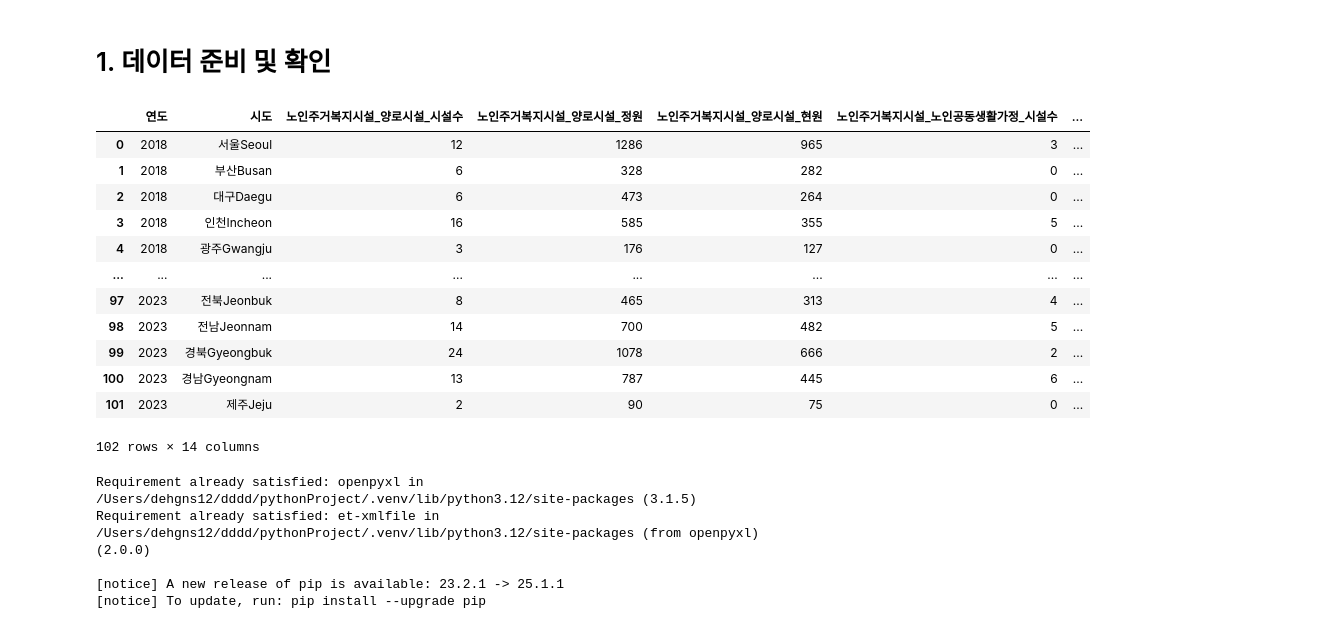
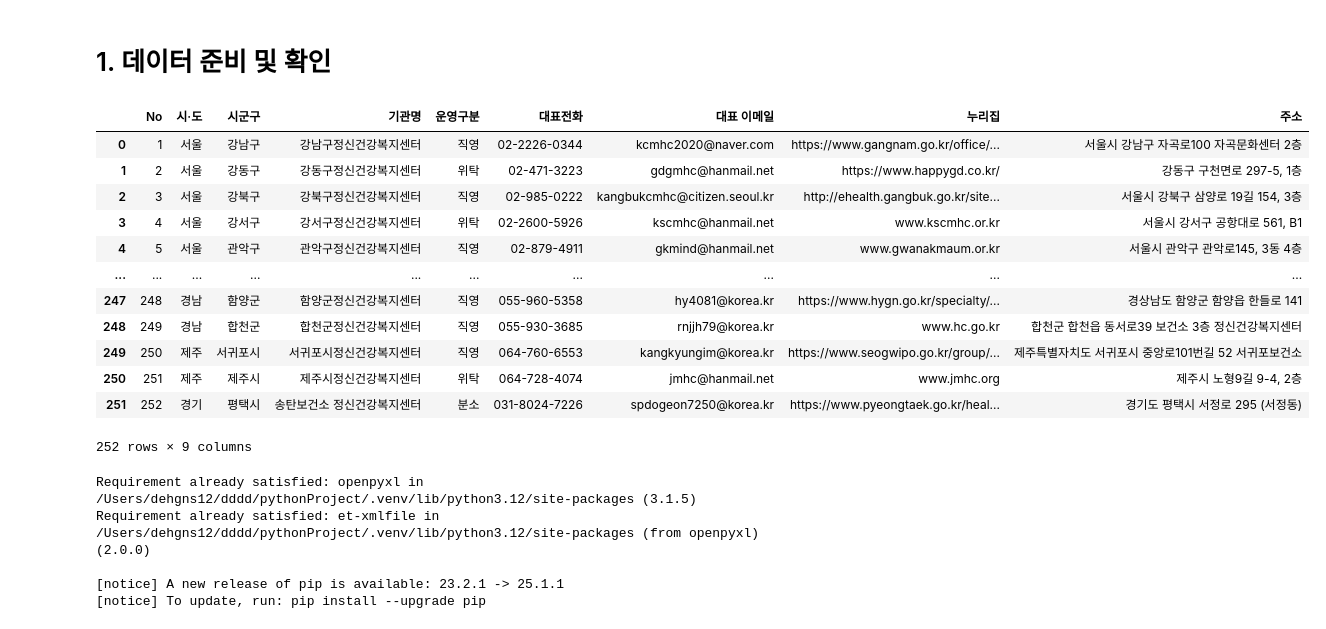
Before and after one commit to dohun08/on-dongnea, a Jupyter notebook: main.ipynb, the cells around one changed output. Cells and saved outputs as stored; diff of their text form; code cells hidden in the pictures.

```diff
--- a/main.ipynb
+++ b/main.ipynb
@@ -29,21 +29,21 @@ public_health_center = pd.read_csv('data/보건복지부현황.csv', encoding='c
 elderly_welfare = pd.read_csv('data/보건복지부_노인복지 생활시설 수 및 생활자 현황_시설 종류별_시도별_20231231.csv', encoding='cp949')
 mental_health = pd.read_excel('data/기초정신건강복지센터+현황.xlsx')
 # %%
-elderly_welfare
+mental_health
 # %% [output]
-|  | 연도 | 시도 | 노인주거복지시설_양로시설_시설수 | 노인주거복지시설_양로시설_정원 | 노인주거복지시설_양로시설_현원 | 노인주거복지시설_노인공동생활가정_시설수 | ... |
-| 0 | 2018 | 서울Seoul | 12 | 1286 | 965 | 3 | ... |
-| 1 | 2018 | 부산Busan | 6 | 328 | 282 | 0 | ... |
-| 2 | 2018 | 대구Daegu | 6 | 473 | 264 | 0 | ... |
-| 3 | 2018 | 인천Incheon | 16 | 585 | 355 | 5 | ... |
-| 4 | 2018 | 광주Gwangju | 3 | 176 | 127 | 0 | ... |
-| ... | ... | ... | ... | ... | ... | ... | ... |
-| 97 | 2023 | 전북Jeonbuk | 8 | 465 | 313 | 4 | ... |
-| 98 | 2023 | 전남Jeonnam | 14 | 700 | 482 | 5 | ... |
-| 99 | 2023 | 경북Gyeongbuk | 24 | 1078 | 666 | 2 | ... |
-| 100 | 2023 | 경남Gyeongnam | 13 | 787 | 445 | 6 | ... |
-| 101 | 2023 | 제주Jeju | 2 | 90 | 75 | 0 | ... |
+|  | No | 시·도 | 시군구 | 기관명 | 운영구분 | 대표전화 | 대표 이메일 | 누리집 | 주소 |
+| 0 | 1 | 서울 | 강남구 | 강남구정신건강복지센터 | 직영 | 02-2226-0344 | kcmhc2020@naver.com | https://www.gangnam.go.kr/office/... | 서울시 강남구 자곡로100 자곡문화센터 2층 |
+| 1 | 2 | 서울 | 강동구 | 강동구정신건강복지센터 | 위탁 | 02-471-3223 | gdgmhc@hanmail.net | https://www.happygd.co.kr/ | 강동구 구천면로 297-5, 1층 |
+| 2 | 3 | 서울 | 강북구 | 강북구정신건강복지센터 | 직영 | 02-985-0222 | kangbukcmhc@citizen.seoul.kr | http://ehealth.gangbuk.go.kr/site... | 서울시 강북구 삼양로 19길 154, 3층 |
+| 3 | 4 | 서울 | 강서구 | 강서구정신건강복지센터 | 위탁 | 02-2600-5926 | kscmhc@hanmail.net | www.kscmhc.or.kr | 서울시 강서구 공항대로 561, B1 |
+| 4 | 5 | 서울 | 관악구 | 관악구정신건강복지센터 | 직영 | 02-879-4911 | gkmind@hanmail.net | www.gwanakmaum.or.kr | 서울시 관악구 관악로145, 3동 4층 |
+| ... | ... | ... | ... | ... | ... | ... | ... | ... | ... |
+| 247 | 248 | 경남 | 함양군 | 함양군정신건강복지센터 | 직영 | 055-960-5358 | hy4081@korea.kr | https://www.hygn.go.kr/specialty/... | 경상남도 함양군 함양읍 한들로 141 |
+| 248 | 249 | 경남 | 합천군 | 합천군정신건강복지센터 | 직영 | 055-930-3685 | rnjjh79@korea.kr | www.hc.go.kr | 합천군 합천읍 동서로39 보건소 3층 정신건강복지센터 |
+| 249 | 250 | 제주 | 서귀포시 | 서귀포시정신건강복지센터 | 직영 | 064-760-6553 | kangkyungim@korea.kr | https://www.seogwipo.go.kr/group/... | 제주특별자치도 서귀포시 중앙로101번길 52 서귀포보건소 |
+| 250 | 251 | 제주 | 제주시 | 제주시정신건강복지센터 | 위탁 | 064-728-4074 | jmhc@hanmail.net | www.jmhc.org | 제주시 노형9길 9-4, 2층 |
+| 251 | 252 | 경기 | 평택시 | 송탄보건소 정신건강복지센터 | 분소 | 031-8024-7226 | spdogeon7250@korea.kr | https://www.pyeongtaek.go.kr/heal... | 경기도 평택시 서정로 295 (서정동) |
-102 rows × 14 columns
+252 rows × 9 columns
 # %%
 !pip install openpyxl
 # %% [output]
```
